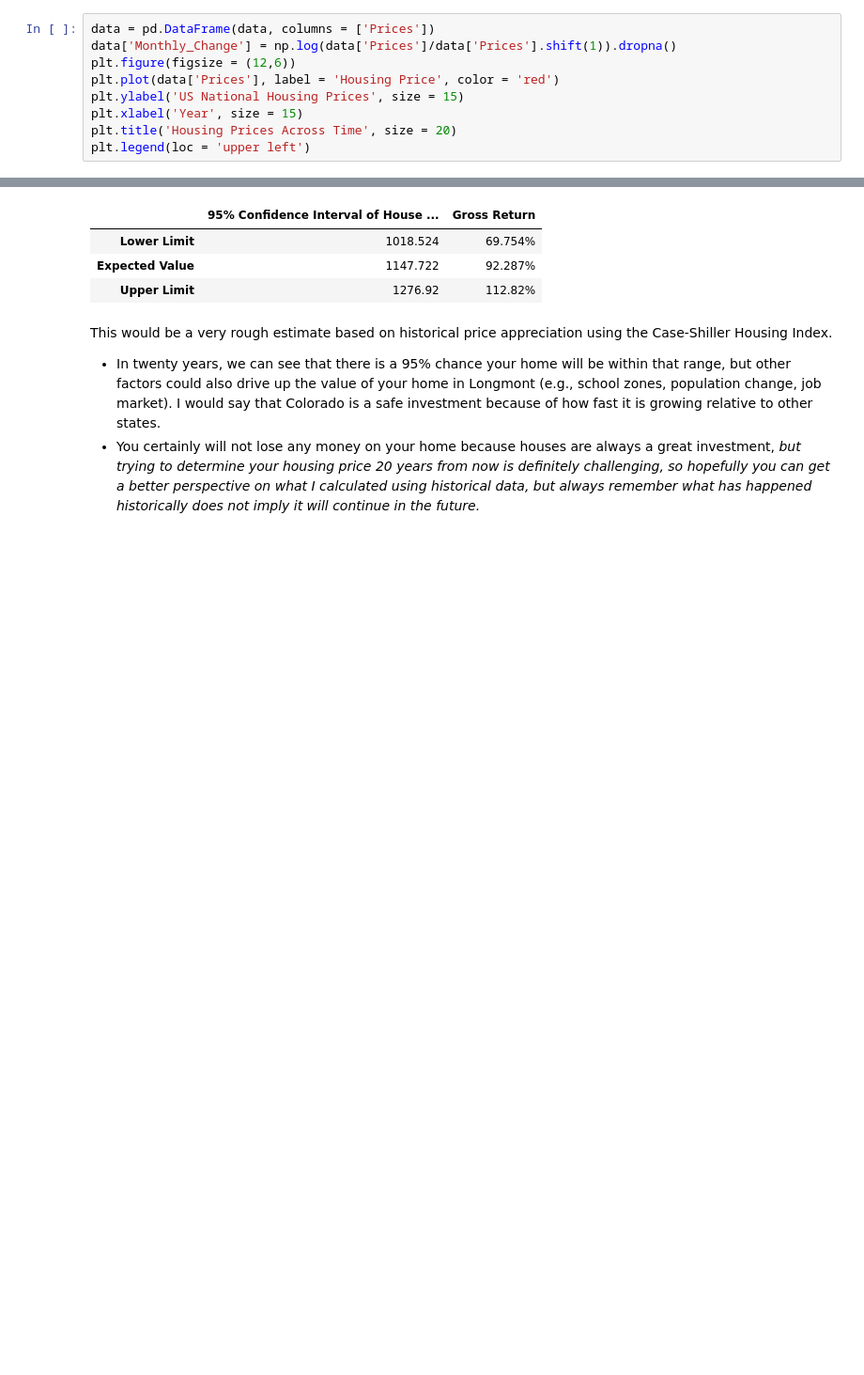
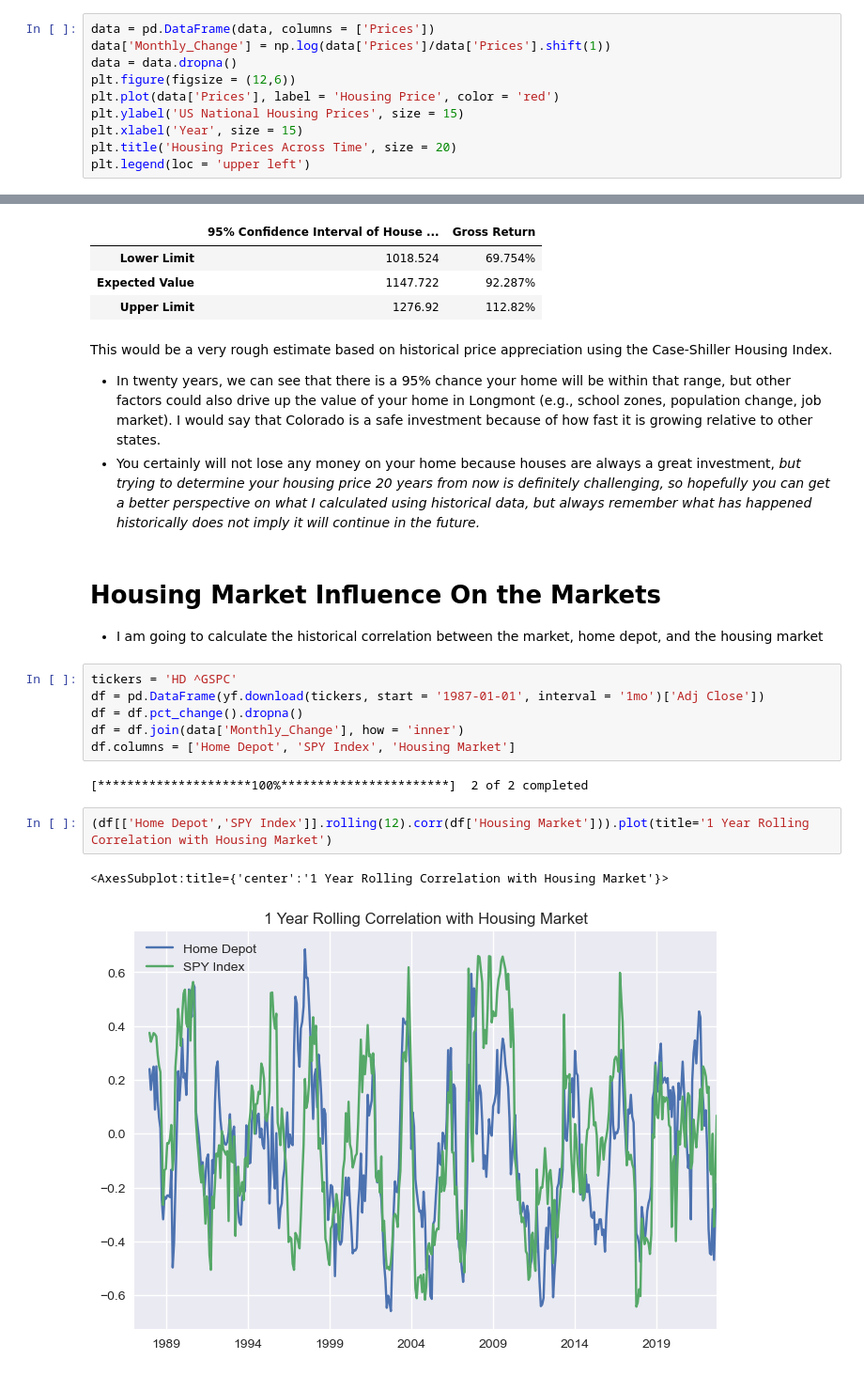
Before and after one commit to dcstein22/Option_Theory, a Jupyter notebook: housing_market.ipynb, the cells around one changed output, grey strips where cells are left out. Shown at 94% size. Cells and saved outputs as stored; diff of their text form; blank space fills up the shorter version.

Commit message:
Analyzed Home Depot and SPY Index against Housing

```diff
--- a/housing_market.ipynb
+++ b/housing_market.ipynb
@@ -16,7 +16,8 @@ fred = Fred(api_key= api)
 data = fred.get_series('CSUSHPINSA').dropna()
 # %%
 data = pd.DataFrame(data, columns = ['Prices'])
-data['Monthly_Change'] = np.log(data['Prices']/data['Prices'].shift(1)).dropna()
+data['Monthly_Change'] = np.log(data['Prices']/data['Prices'].shift(1))
+data = data.dropna()
 plt.figure(figsize = (12,6))
 plt.plot(data['Prices'], label = 'Housing Price', color = 'red')
 plt.ylabel('US National Housing Prices', size = 15)
@@ -83,3 +84,20 @@ confidence_interval(sigma = .02397377, mean = .04347019, time_factor=21, initial
 This would be a very rough estimate based on historical price appreciation using the Case-Shiller Housing Index.
 - In twenty years, we can see that there is a 95% chance your home will be within that range, but other factors could also drive up the value of your home in Longmont (e.g., school zones, population change, job market). I would say that Colorado is a safe investment because of how fast it is growing relative to other states.
 - You certainly will not lose any money on your home because houses are always a great investment, *but trying to determine your housing price 20 years from now is definitely challenging, so hopefully you can get a better perspective on what I calculated using historical data, but always remember what has happened historically does not imply it will continue in the future.*
+# %% [markdown]
+# Housing Market Influence On the Markets
+
+- I am going to calculate the historical correlation between the market, home depot, and the housing market
+# %%
+tickers = 'HD ^GSPC'
+df = pd.DataFrame(yf.download(tickers, start = '1987-01-01', interval = '1mo')['Adj Close'])
+df = df.pct_change().dropna()
+df = df.join(data['Monthly_Change'], how = 'inner')
+df.columns = ['Home Depot', 'SPY Index', 'Housing Market']
+# %% [output]
+[*********************100%***********************]  2 of 2 completed
+# %%
+(df[['Home Depot','SPY Index']].rolling(12).corr(df['Housing Market'])).plot(title='1 Year Rolling Correlation with Housing Market')
+# %% [output]
+<AxesSubplot:title={'center':'1 Year Rolling Correlation with Housing Market'}>
+[figure, added]
```
Also changed, not shown: parts of 10 cells of this notebook, 1 other file.
